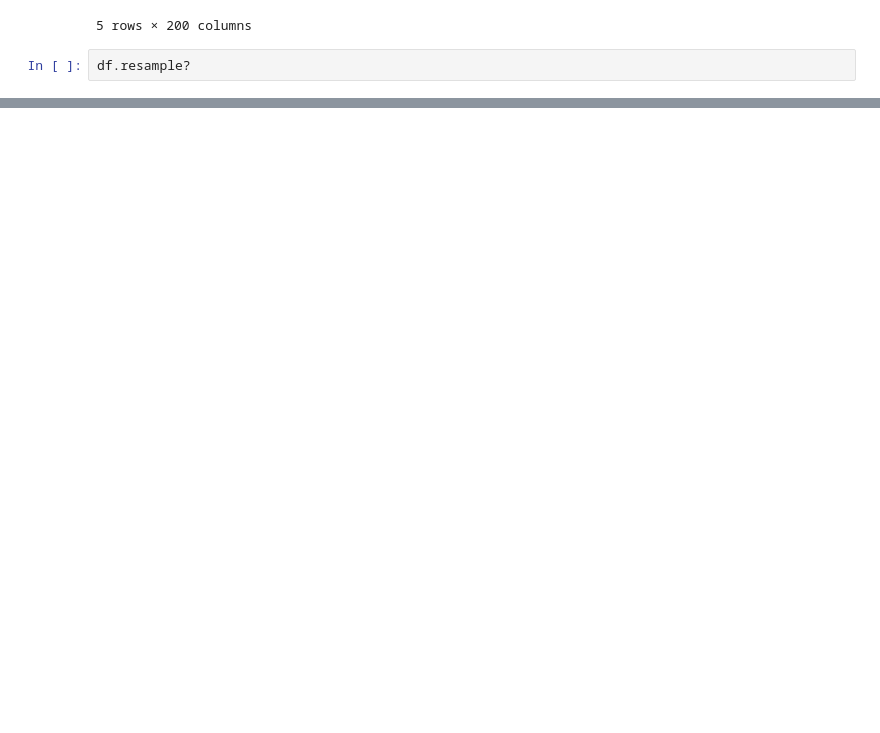
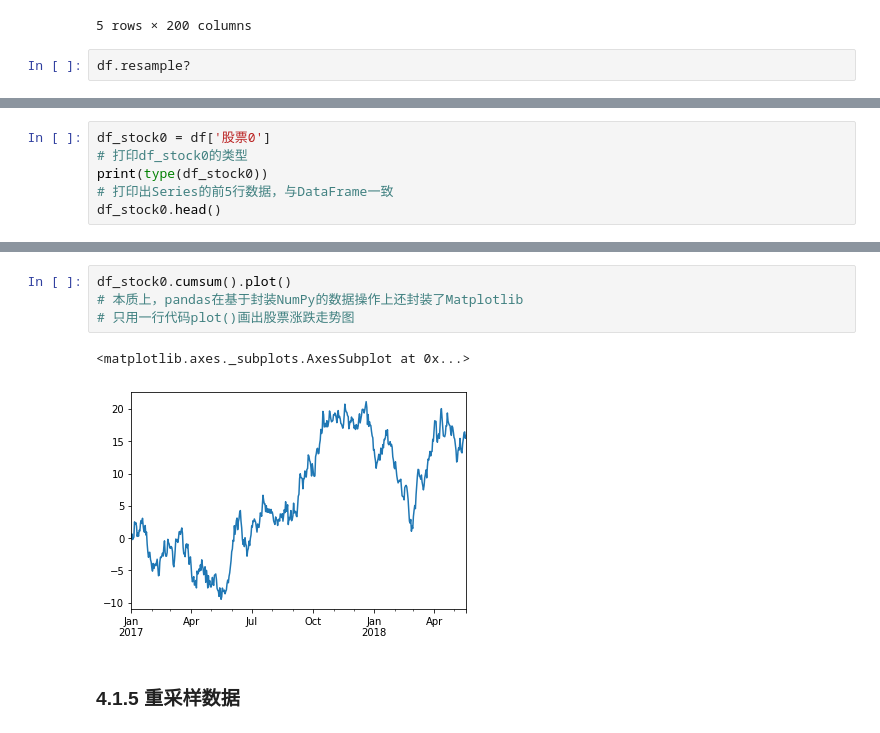
Before and after one commit to Jeffery12138/Quantitiative-Trading, a Jupyter notebook: 第4章 量化工具--pandas/4.1 基本操作方法.ipynb, the cells around one changed output, grey strips where cells are left out. Cells and saved outputs as stored; diff of their text form; blank space fills up the shorter version.

Commit message:
pandas learning

```diff
--- a/第4章 量化工具--pandas/4.1 基本操作方法.ipynb
+++ b/第4章 量化工具--pandas/4.1 基本操作方法.ipynb
@@ -109,0 +112,6 @@ df.resample?
+# %%
+df_stock0 = df['股票0']
+# 打印df_stock0的类型
+print(type(df_stock0))
+# 打印出Series的前5行数据，与DataFrame一致
+df_stock0.head()
@@ -109,0 +126,9 @@ df.resample?
+# %%
+df_stock0.cumsum().plot()
+# 本质上，pandas在基于封装NumPy的数据操作上还封装了Matplotlib
+# 只用一行代码plot()画出股票涨跌走势图
+# %% [output]
+<matplotlib.axes._subplots.AxesSubplot at 0x...>
+[figure, added]
+# %% [markdown]
+### 4.1.5 重采样数据
```
Also changed, not shown: parts of 11 cells of this notebook, 1 other file.
